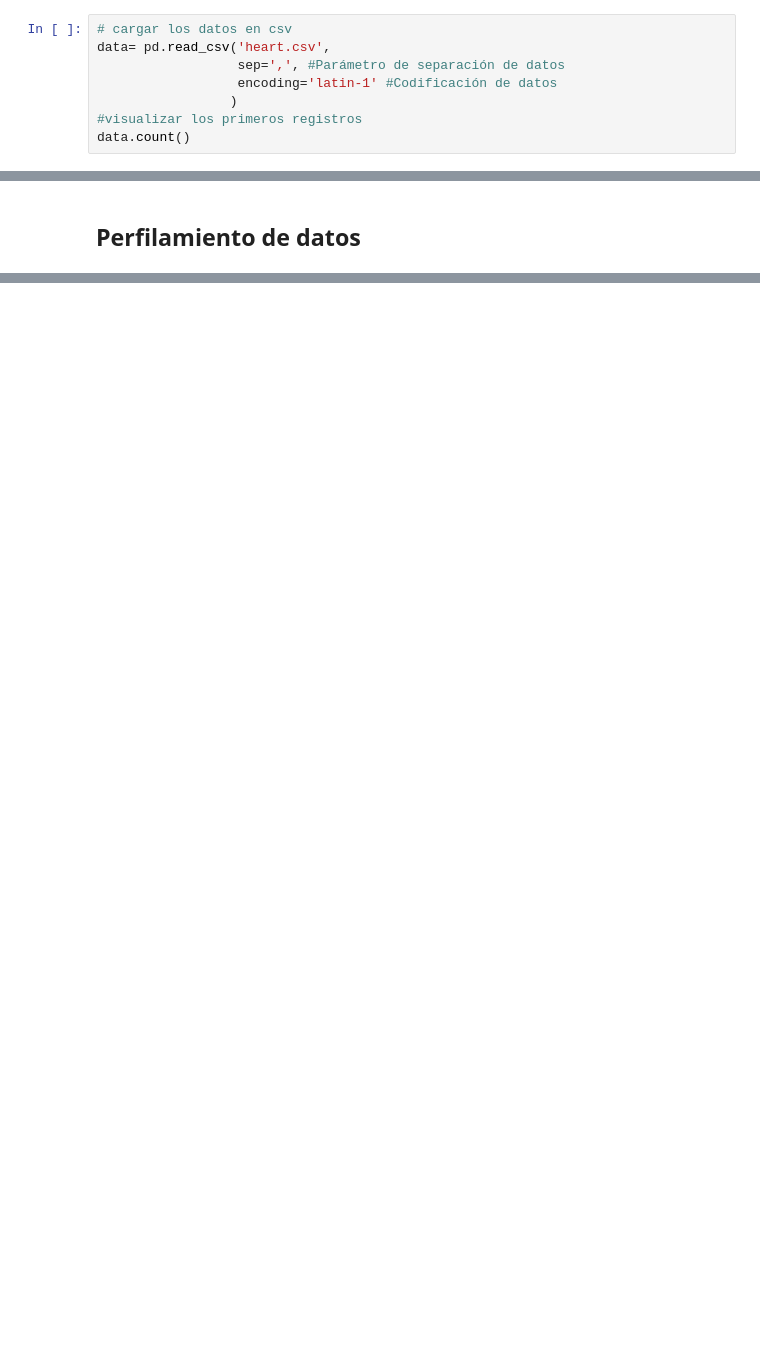
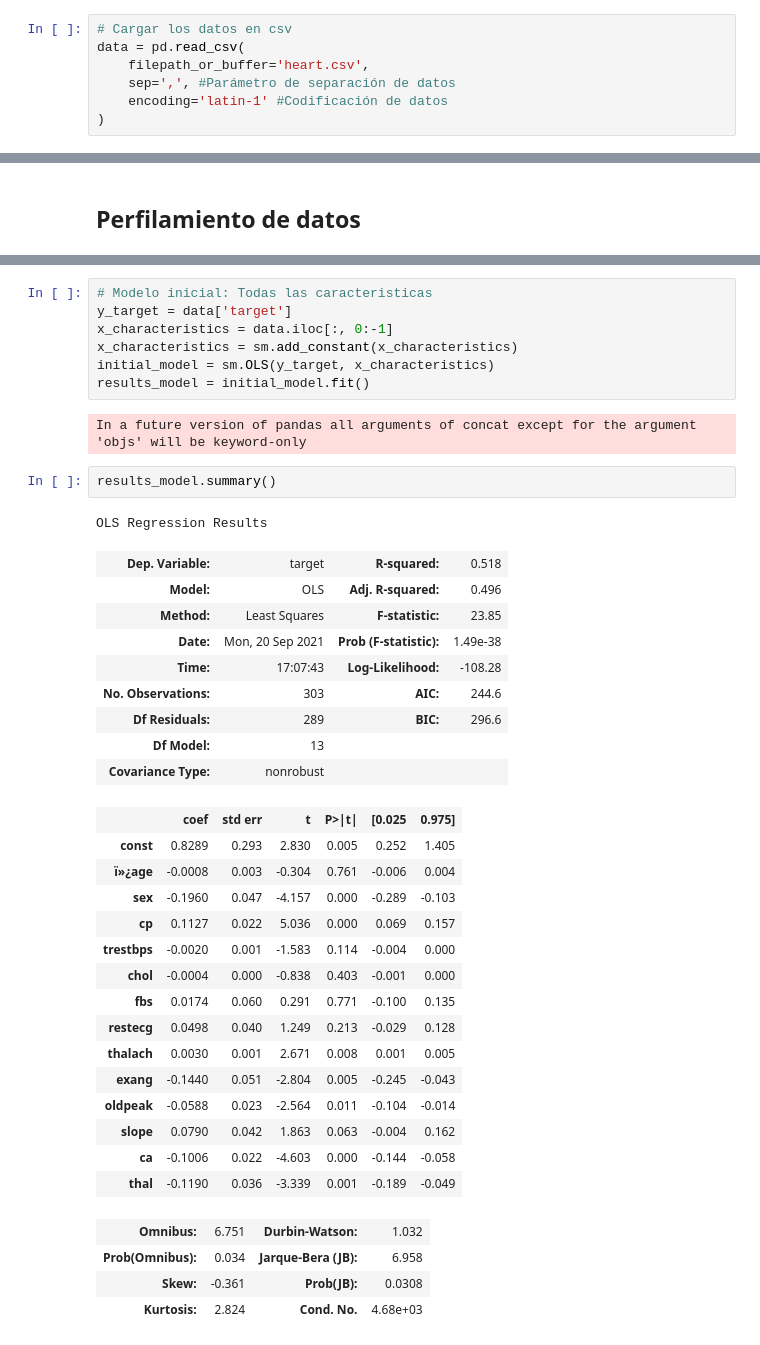
Before and after one commit to CDA-2021-20/cda-grupo-5, a Jupyter notebook: entrega-1/notebook/grupo_9_entrega_1.ipynb, the cells around one changed output, grey strips where cells are left out. Drawn from its saved outputs; the diff is of its cells as text; blank space fills up the shorter version.

```diff
--- a/entrega-1/notebook/grupo_9_entrega_1.ipynb
+++ b/entrega-1/notebook/grupo_9_entrega_1.ipynb
@@ -79,10 +78,9 @@ Requirement already satisfied: six>=1.5 in /usr/local/lib/python3.7/dist-package
 # %% [markdown]
 ## Lectura de datos
 # %%
-# cargar los datos en csv
-data= pd.read_csv('heart.csv',
-                  sep=',', #Parámetro de separación de datos
-                  encoding='latin-1' #Codificación de datos
-                 )
-#visualizar los primeros registros
-data.count()
+# Cargar los datos en csv
+data = pd.read_csv(
+    filepath_or_buffer='heart.csv',
+    sep=',', #Parámetro de separación de datos
+    encoding='latin-1' #Codificación de datos
+)
@@ -130,0 +107,41 @@ data_cpt.head(50)
+# %%
+# Modelo inicial: Todas las caracteristicas
+y_target = data['target']
+x_characteristics = data.iloc[:, 0:-1]
+x_characteristics = sm.add_constant(x_characteristics)
+initial_model = sm.OLS(y_target, x_characteristics)
+results_model = initial_model.fit()
+# %% [output]
+In a future version of pandas all arguments of concat except for the argument 'objs' will be keyword-only
+# %%
+results_model.summary()
+# %% [output]
+OLS Regression Results
+| Dep. Variable: | target | R-squared: | 0.518 |
+| Model: | OLS | Adj. R-squared: | 0.496 |
+| Method: | Least Squares | F-statistic: | 23.85 |
+| Date: | Mon, 20 Sep 2021 | Prob (F-statistic): | 1.49e-38 |
+| Time: | 17:07:43 | Log-Likelihood: | -108.28 |
+| No. Observations: | 303 | AIC: | 244.6 |
+| Df Residuals: | 289 | BIC: | 296.6 |
+| Df Model: | 13 |  |  |
+| Covariance Type: | nonrobust |  |  |
+|  | coef | std err | t | P>|t| | [0.025 | 0.975] |
+| const | 0.8289 | 0.293 | 2.830 | 0.005 | 0.252 | 1.405 |
+| ï»¿age | -0.0008 | 0.003 | -0.304 | 0.761 | -0.006 | 0.004 |
+| sex | -0.1960 | 0.047 | -4.157 | 0.000 | -0.289 | -0.103 |
+| cp | 0.1127 | 0.022 | 5.036 | 0.000 | 0.069 | 0.157 |
+| trestbps | -0.0020 | 0.001 | -1.583 | 0.114 | -0.004 | 0.000 |
+| chol | -0.0004 | 0.000 | -0.838 | 0.403 | -0.001 | 0.000 |
+| fbs | 0.0174 | 0.060 | 0.291 | 0.771 | -0.100 | 0.135 |
+| restecg | 0.0498 | 0.040 | 1.249 | 0.213 | -0.029 | 0.128 |
+| thalach | 0.0030 | 0.001 | 2.671 | 0.008 | 0.001 | 0.005 |
+| exang | -0.1440 | 0.051 | -2.804 | 0.005 | -0.245 | -0.043 |
+| oldpeak | -0.0588 | 0.023 | -2.564 | 0.011 | -0.104 | -0.014 |
+| slope | 0.0790 | 0.042 | 1.863 | 0.063 | -0.004 | 0.162 |
+| ca | -0.1006 | 0.022 | -4.603 | 0.000 | -0.144 | -0.058 |
+| thal | -0.1190 | 0.036 | -3.339 | 0.001 | -0.189 | -0.049 |
+| Omnibus: | 6.751 | Durbin-Watson: | 1.032 |
+| Prob(Omnibus): | 0.034 | Jarque-Bera (JB): | 6.958 |
+| Skew: | -0.361 | Prob(JB): | 0.0308 |
+| Kurtosis: | 2.824 | Cond. No. | 4.68e+03 |
```
Also changed, not shown: parts of 22 cells of this notebook.
